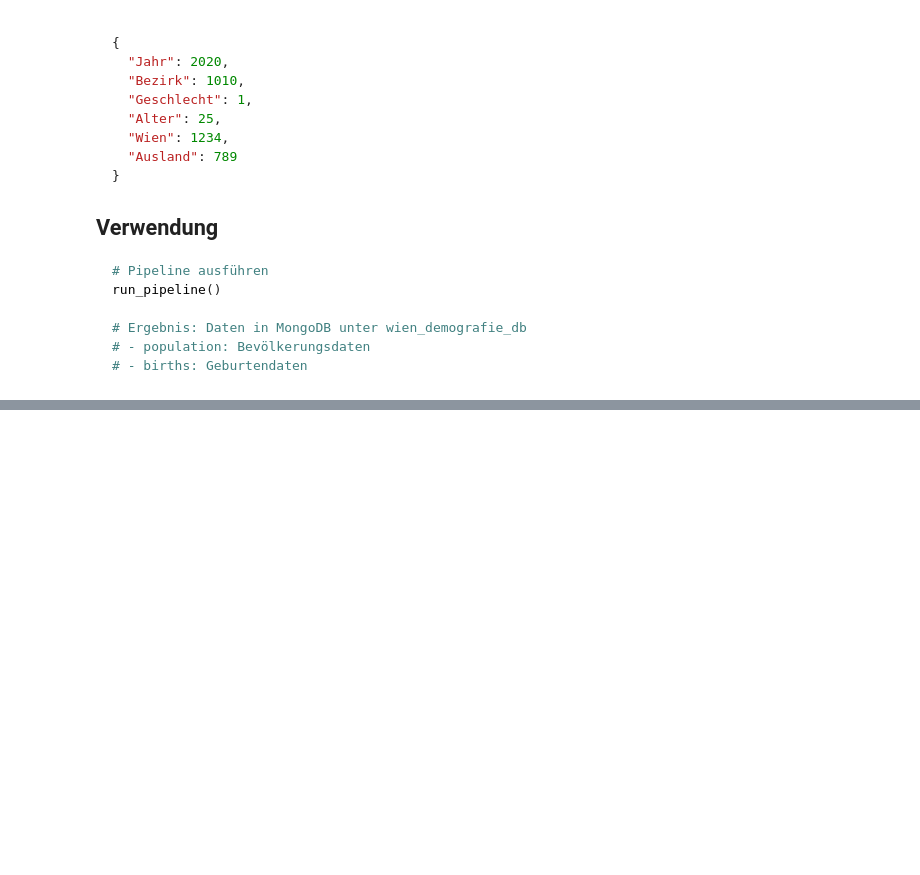
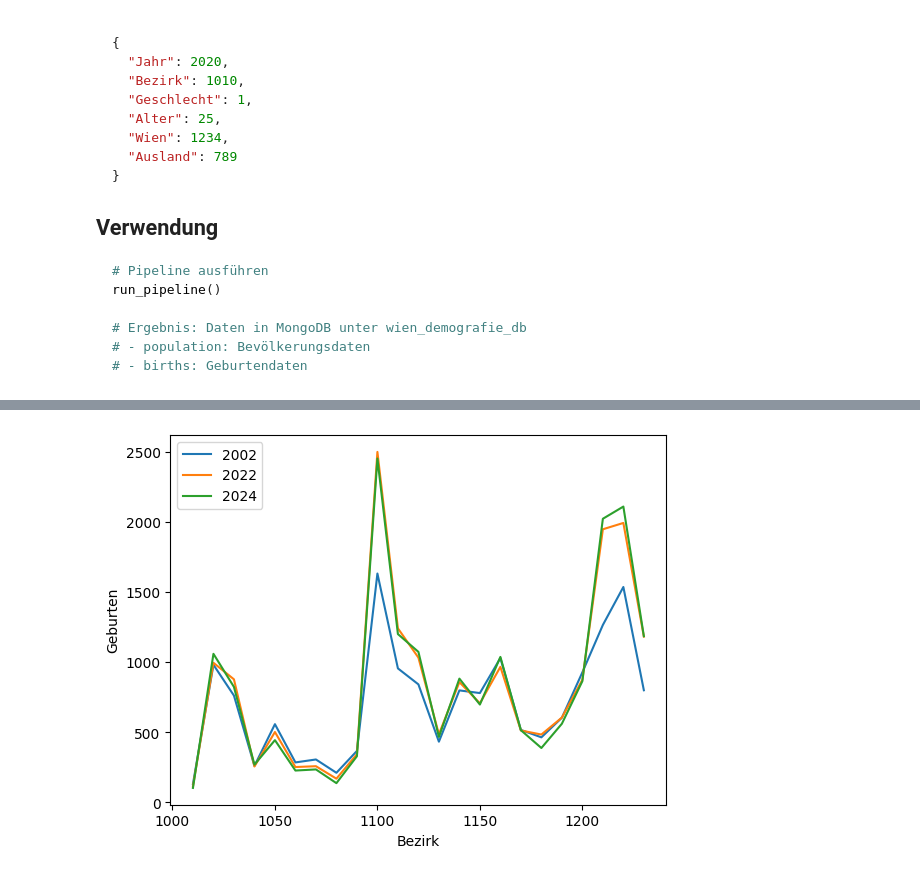
Before and after one commit to JOJOMAA/BigDataProject, a Jupyter notebook: Main.ipynb, the cells around one changed output, grey strips where cells are left out. Saved outputs shown, nothing was run; the diff lists cells and outputs as text; code cells hidden in the pictures; blank space fills up the shorter version.

```diff
--- a/Main.ipynb
+++ b/Main.ipynb
@@ -687,0 +359,20 @@ MongoDB connection closed
+# %%
+pipeline_q1 = [
+    {"$match": {B_DIST: {"$gt": 0}}},
+    {"$group": {
+        "_id": {"Bezirk": f"${B_DIST}", "Jahr": f"${B_YEAR}"},
+        "Geburten": {"$sum": f"${B_CNT}"}
+    }},
+    {"$project": {"_id": 0, "Bezirk": "$_id.Bezirk", "Jahr": "$_id.Jahr", "Geburten": 1}},
+    {"$sort": {"Bezirk": 1, "Jahr": 1}}
+]
+
+df_q1 = pd.DataFrame(list(col_births.aggregate(pipeline_q1)))
+
+df_print = df_q1[df_q1["Jahr"].isin([2002, 2024])]
+
+df_print = (
+    df_q1[df_q1["Jahr"].isin([2002, 2024])]
+    .sort_values(["Bezirk", "Jahr"])
+)
+print(df_print)
@@ -687,0 +397,15 @@ MongoDB connection closed
+# %%
+import matplotlib.pyplot as plt
+
+df_plot = df_q1[df_q1["Jahr"].isin([2002, 2022, 2024])]
+
+for jahr in [2002, 2022, 2024]:
+    subset = df_plot[df_plot["Jahr"] == jahr]
+    plt.plot(subset["Bezirk"], subset["Geburten"], label=str(jahr))
+
+plt.xlabel("Bezirk")
+plt.ylabel("Geburten")
+plt.legend()
+plt.show()
+# %% [output]
+[figure, added]
```
Also changed, not shown: parts of 9 cells of this notebook, 2 other files.
